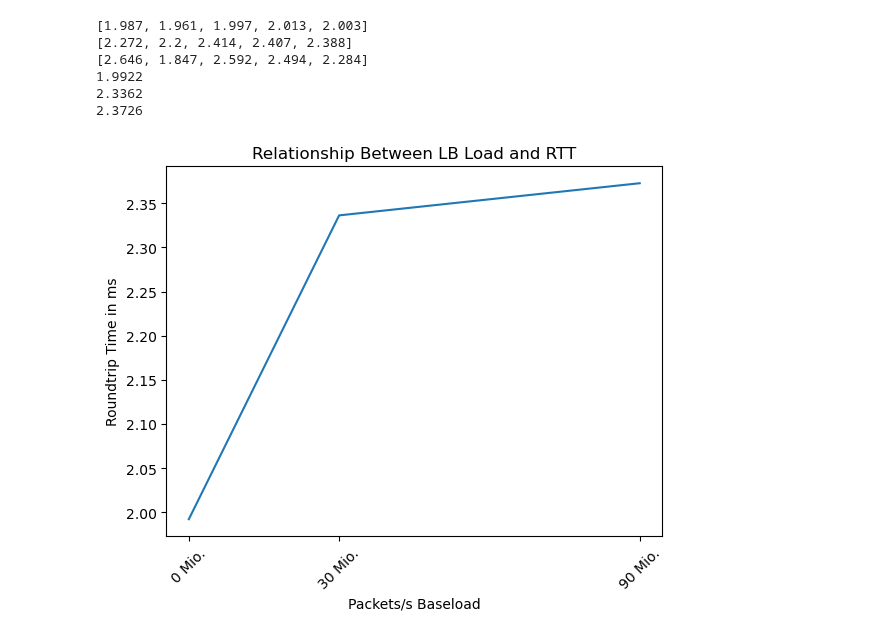
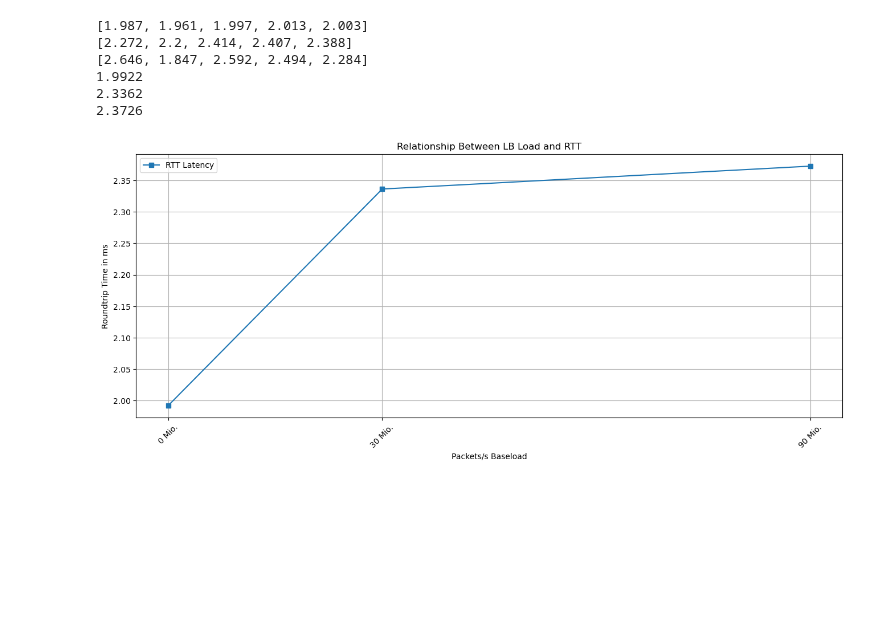
Before and after one commit to gespel/Bachelorarbeit, a Jupyter notebook: notebooks/latency.ipynb, the cells around one changed output. Cells and saved outputs as stored; diff of their text form; code cells hidden in the pictures; blank space fills up the shorter version.

Commit message:
new graph

```diff
--- a/notebooks/latency.ipynb
+++ b/notebooks/latency.ipynb
@@ -37,14 +37,16 @@ print(ninety_mio_mean)
 # %%
 import matplotlib.pyplot as plt
 
 x = [0, 30000000, 90000000]
 y = [baseline_mean, thirtie_mio_mean, ninety_mio_mean]
-
-plt.plot(x, y, label="RTT Latency")
+plt.figure(figsize=(10, 6))
+plt.plot(x, y, "-s", label="RTT Latency")
 plt.title("Relationship Between LB Load and RTT")
 plt.xlabel("Packets/s Baseload")
 plt.xticks(x, [str(int(val/1_000_000)) + " Mio." for val in x], rotation=45)
 plt.ylabel("Roundtrip Time in ms")
+plt.legend()
+plt.grid(True)
 plt.show()
 # %% [output]
-[figure, old version]
+[figure, new version]
```
